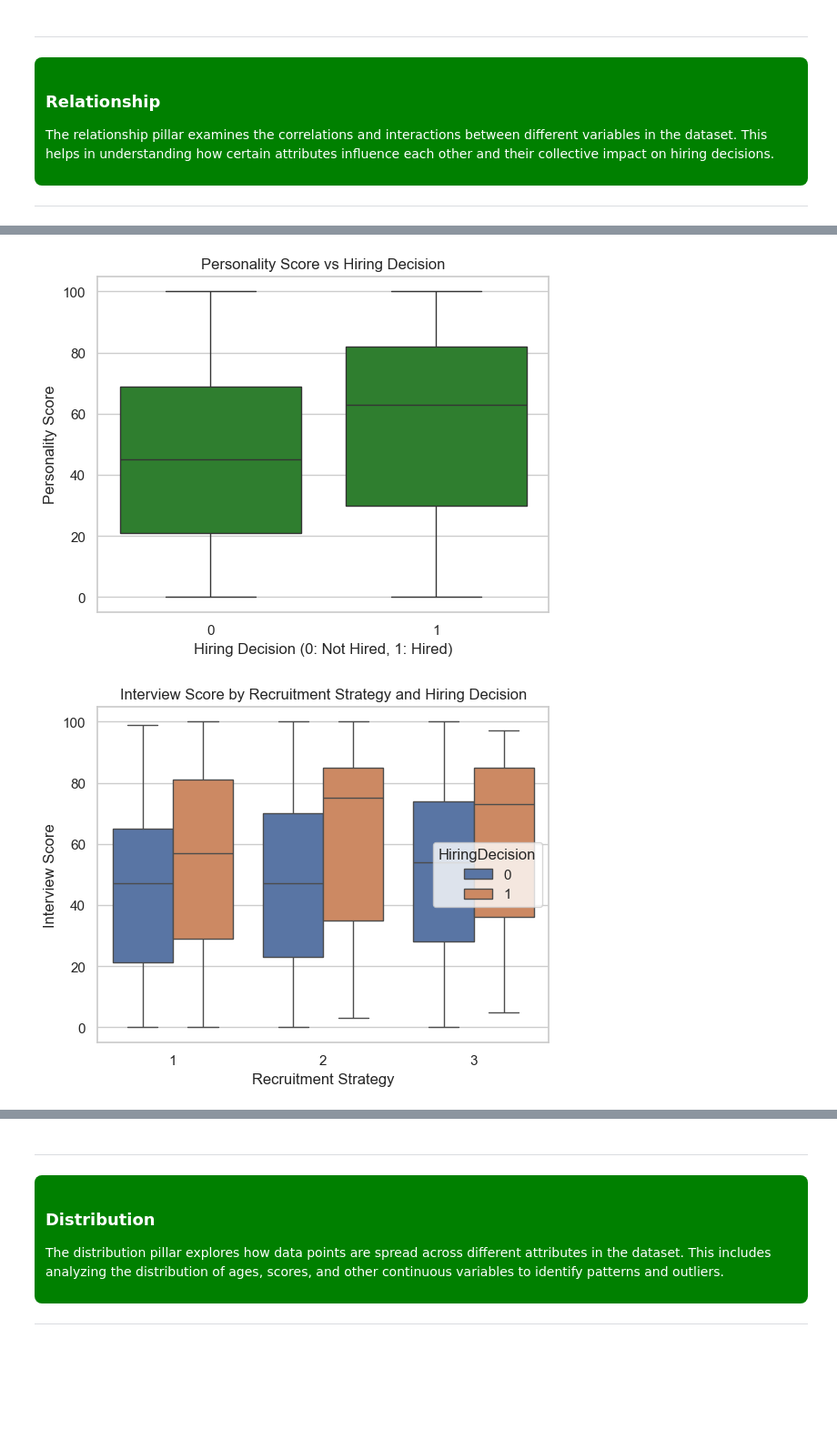
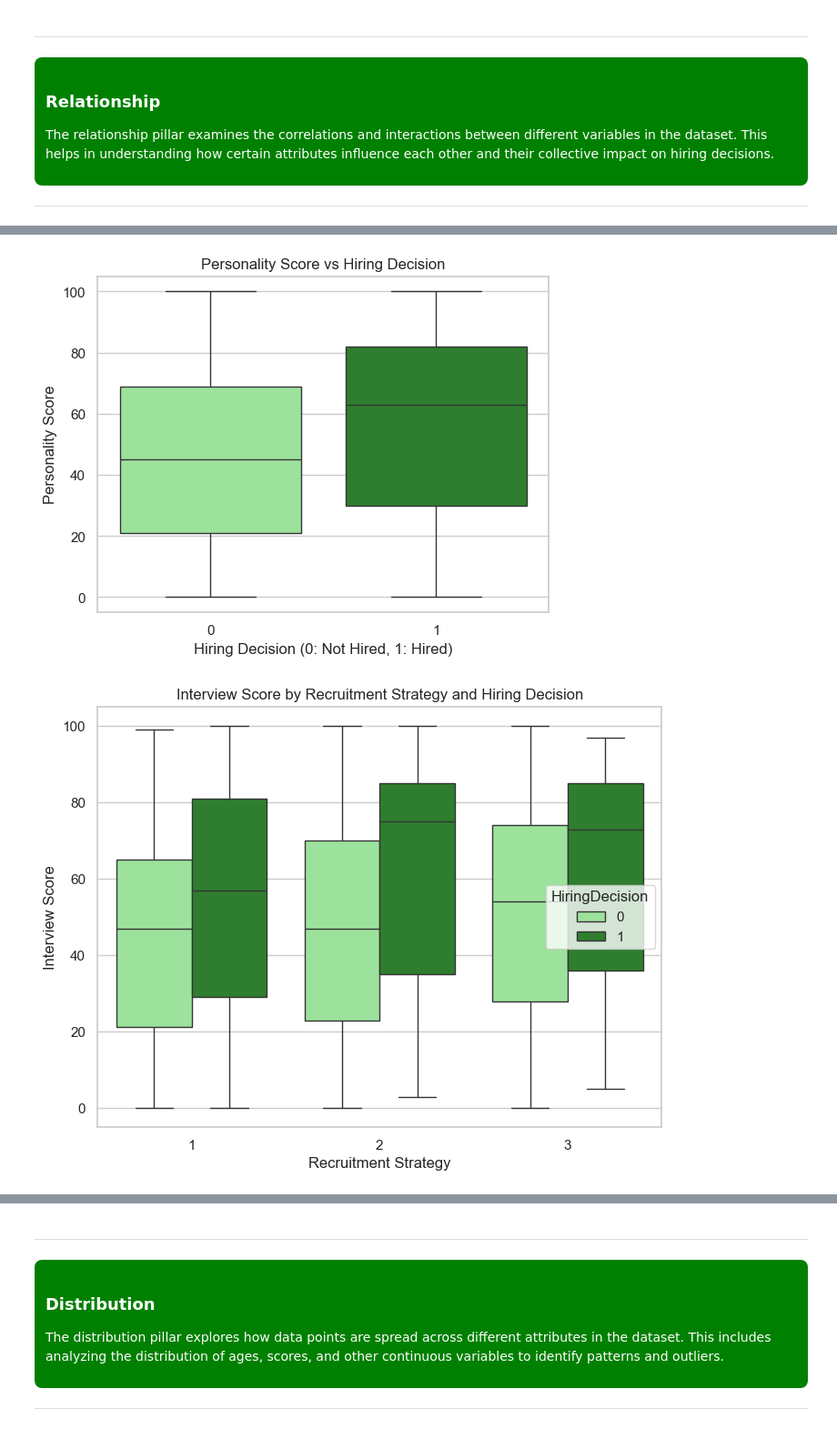
Before and after one commit to Eunnylans/Hiring--Analysis--Using--Linear--Regression, a Jupyter notebook: Predicting--Hiring--Decisions.ipynb, the cells around one changed output, grey strips where cells are left out. Shown at 91% size. Saved outputs shown, nothing was run; the diff lists cells and outputs as text; code cells hidden in the pictures; blank space fills up the shorter version.

```diff
--- a/Predicting--Hiring--Decisions.ipynb
+++ b/Predicting--Hiring--Decisions.ipynb
@@ -716,20 +726,28 @@ plt.show()
 # %%
 # 3. What is the relationship between personality score and hiring decisions?
-sns.boxplot(x='HiringDecision', y='PersonalityScore', data=df, color='forestgreen')
+custom_palette = ['lightgreen', 'forestgreen']  # Replace with your desired colors
+sns.boxplot(x='HiringDecision', y='PersonalityScore', data=df, palette=custom_palette)
 plt.title('Personality Score vs Hiring Decision')
 plt.xlabel('Hiring Decision (0: Not Hired, 1: Hired)')
 plt.ylabel('Personality Score')
 plt.show()
 # %% [output]
-[figure, old version]
+[figure, new version]
 # %%
 # 6. How does recruitment strategy influence the correlation between interview score and hiring decision?
-sns.boxplot(x='RecruitmentStrategy', y='InterviewScore', hue='HiringDecision', data=df)
+
+plt.figure(figsize=(8, 6))
+
+# Creating a custom color palette
+custom_palette = ['lightgreen', 'forestgreen']  # Replace with your desired colors
+
+sns.boxplot(x='RecruitmentStrategy', y='InterviewScore', hue='HiringDecision', data=df, palette=custom_palette)
+
 plt.title('Interview Score by Recruitment Strategy and Hiring Decision')
 plt.xlabel('Recruitment Strategy')
 plt.ylabel('Interview Score')
 plt.show()
 # %% [output]
-[figure, old version]
+[figure, new version]
 # %%
 # 7. What is the relationship between age and years of experience?
```
Also changed, not shown: parts of 13 cells of this notebook.
